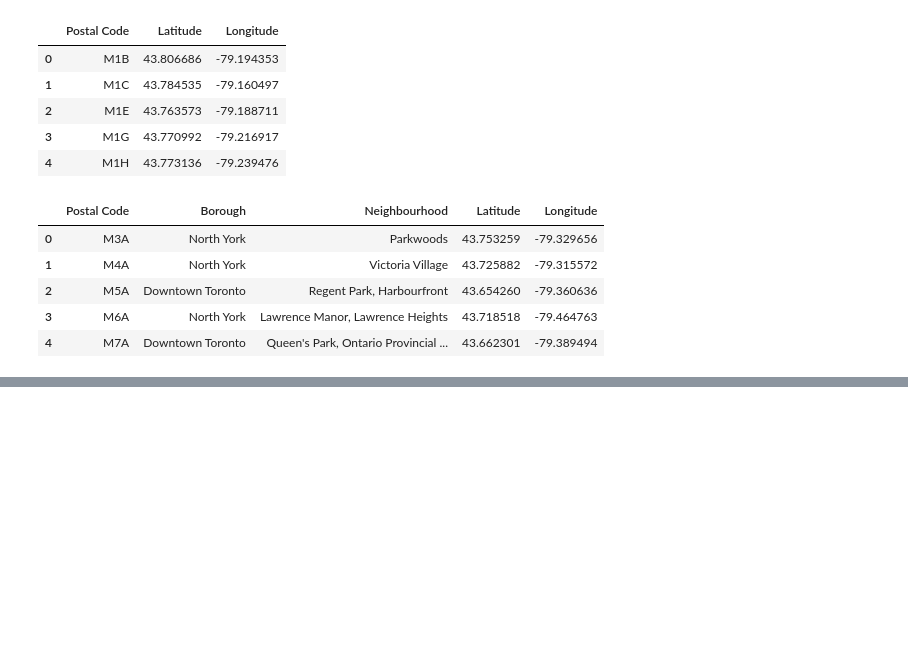
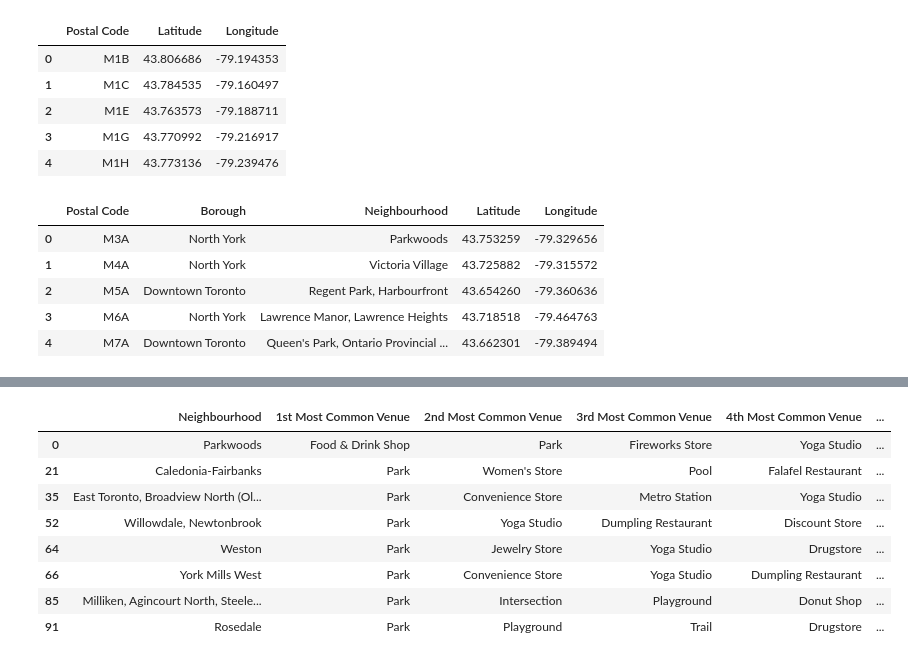
Before and after one commit to DudsPatron/Coursera_Capstone, a Jupyter notebook: segmenting_Toronto.ipynb, the cells around one changed output, grey strips where cells are left out. Cells and saved outputs as stored; diff of their text form; code cells hidden in the pictures; blank space fills up the shorter version.

```diff
--- a/segmenting_Toronto.ipynb
+++ b/segmenting_Toronto.ipynb
@@ -122,0 +344,6 @@ map_toronto
+# %%
+kclusters = 4
+
+toronto_grouped_clustering = toronto_grouped.drop('Neighbourhood', 1)
+kmeans = KMeans(n_clusters=kclusters, random_state=0).fit(toronto_grouped_clustering)
+kmeans.labels_[0:20]
@@ -122,0 +352,7 @@ map_toronto
+# %%
+neighbourhoods_venues_sorted.insert(0, 'Cluster Labels', kmeans.labels_)
+toronto_merged = df_coord
+toronto_merged = toronto_merged.join(neighbourhoods_venues_sorted.set_index('Neighbourhood'), on='Neighbourhood')
+toronto_merged.drop('Postal Code', axis=1, inplace=True)
+toronto_merged.reset_index(drop=True, inplace=True)
+toronto_merged.tail()
@@ -122,0 +366,4 @@ map_toronto
+# %%
+toronto_merged = toronto_merged[toronto_merged['Cluster Labels'].notna()]
+# %%
+toronto_merged['Cluster Labels'] = toronto_merged['Cluster Labels'].apply(lambda x: int(x))
@@ -122,0 +403,12 @@ map_toronto
+# %%
+toronto_merged.loc[toronto_merged['Cluster Labels'] == 0, toronto_merged.columns[[1] + list(range(5, toronto_merged.shape[1]))]]
+# %% [output]
+|  | Neighbourhood | 1st Most Common Venue | 2nd Most Common Venue | 3rd Most Common Venue | 4th Most Common Venue | ... |
+| 0 | Parkwoods | Food & Drink Shop | Park | Fireworks Store | Yoga Studio | ... |
+| 21 | Caledonia-Fairbanks | Park | Women's Store | Pool | Falafel Restaurant | ... |
+| 35 | East Toronto, Broadview North (Ol... | Park | Convenience Store | Metro Station | Yoga Studio | ... |
+| 52 | Willowdale, Newtonbrook | Park | Yoga Studio | Dumpling Restaurant | Discount Store | ... |
+| 64 | Weston | Park | Jewelry Store | Yoga Studio | Drugstore | ... |
+| 66 | York Mills West | Park | Convenience Store | Yoga Studio | Dumpling Restaurant | ... |
+| 85 | Milliken, Agincourt North, Steele... | Park | Intersection | Playground | Donut Shop | ... |
+| 91 | Rosedale | Park | Playground | Trail | Drugstore | ... |
```
Also changed, not shown: parts of 18 cells of this notebook.
